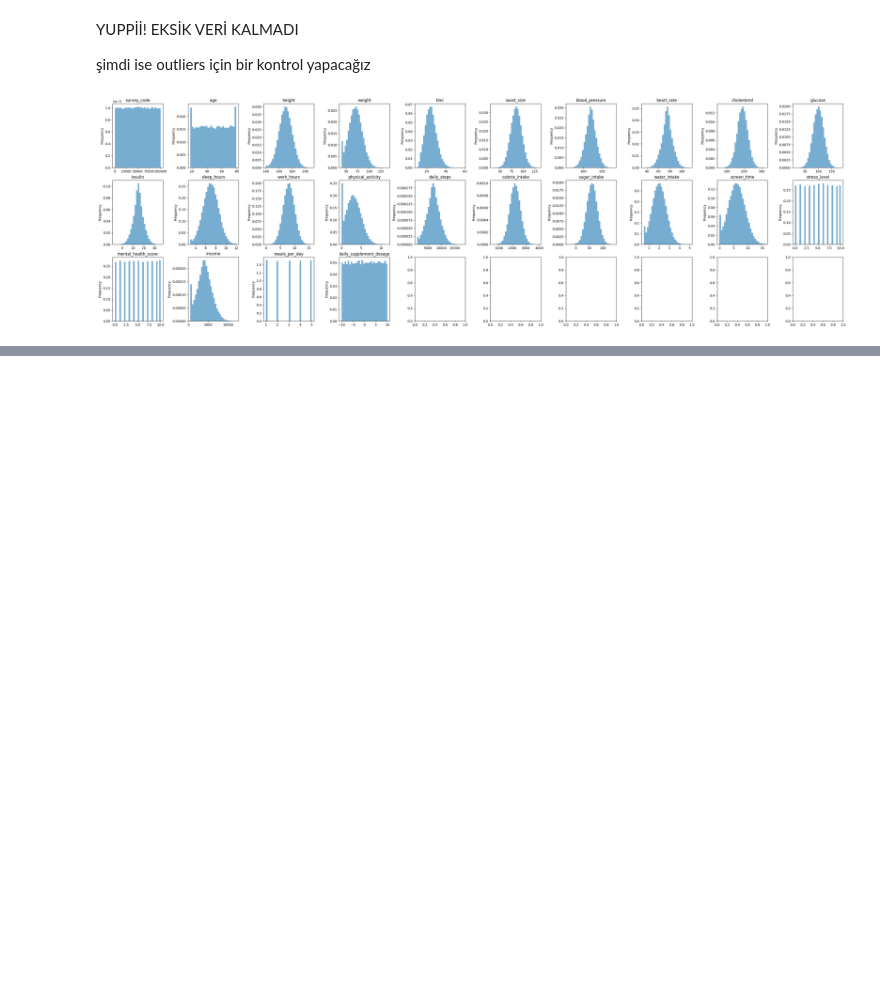
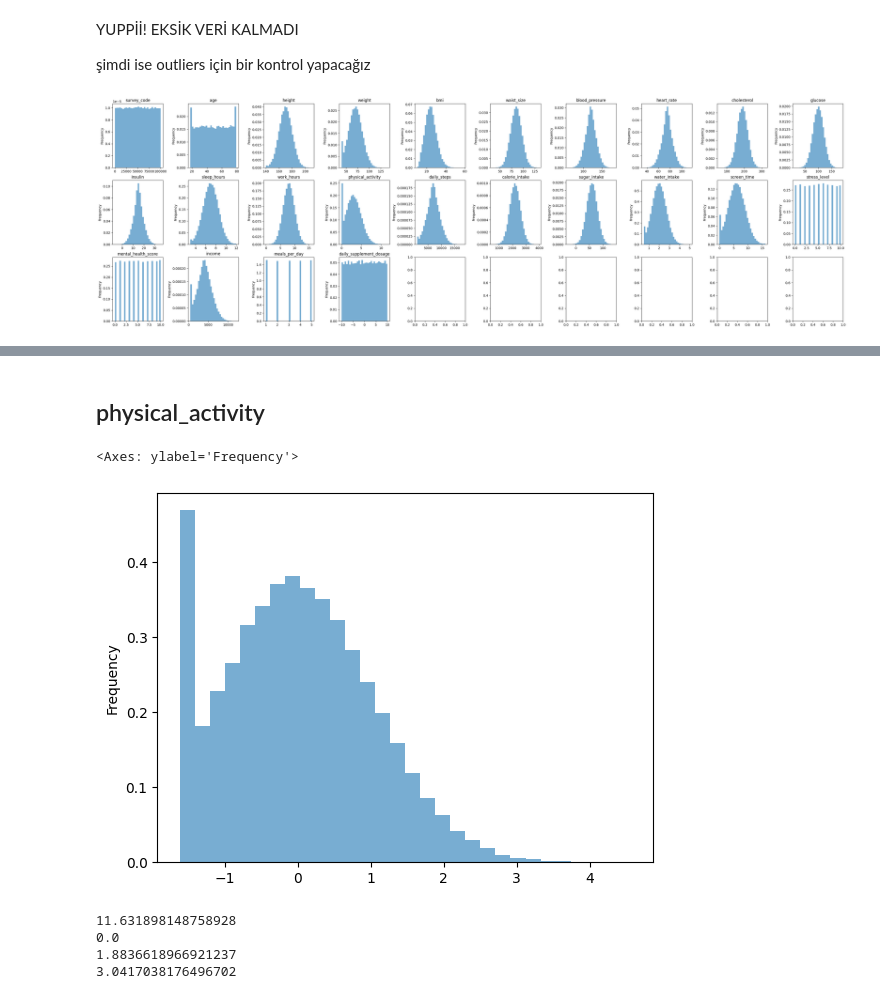
Before and after one commit to OmerTurk1/General-Health-Data-Analysis-and-Management, a Jupyter notebook: FillData.ipynb, the cells around one changed output, grey strips where cells are left out. Cells and saved outputs as stored; diff of their text form; code cells hidden in the pictures; blank space fills up the shorter version.

```diff
--- a/FillData.ipynb
+++ b/FillData.ipynb
@@ -529,0 +556,18 @@ plt.subplots_adjust(wspace=0.5)
+# %% [markdown]
+## physical_activity
+# %%
+Z = (X_train["physical_activity"] - X_train["physical_activity"].mean()) / X_train["physical_activity"].std()
+Z.plot(kind="hist", density=True, bins=30, alpha=0.6)
+# %% [output]
+<Axes: ylabel='Frequency'>
+[figure, added]
+# %%
+print(X_train["physical_activity"].max())
+print(X_train["physical_activity"].min())
+print(X_train["physical_activity"].std())
+print(X_train["physical_activity"].mean())
+# %% [output]
+11.631898148758928
+0.0
+1.8836618966921237
+3.0417038176496702
```
Also changed, not shown: parts of 8 cells of this notebook.
